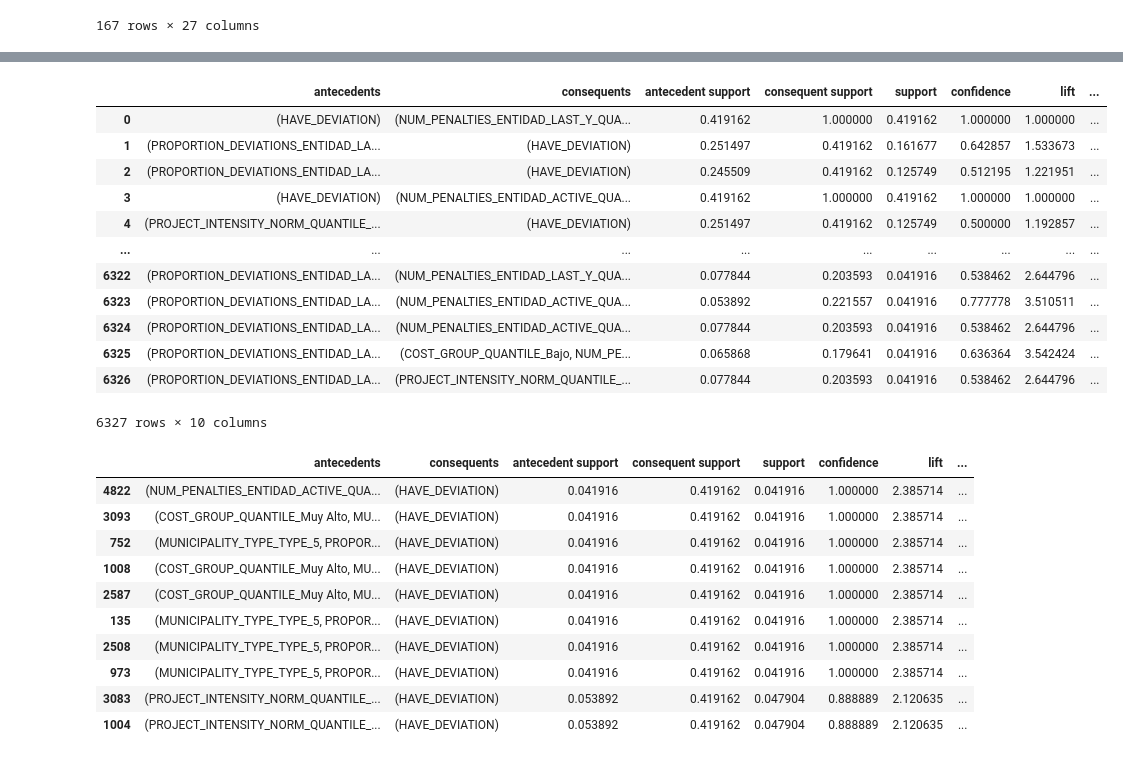
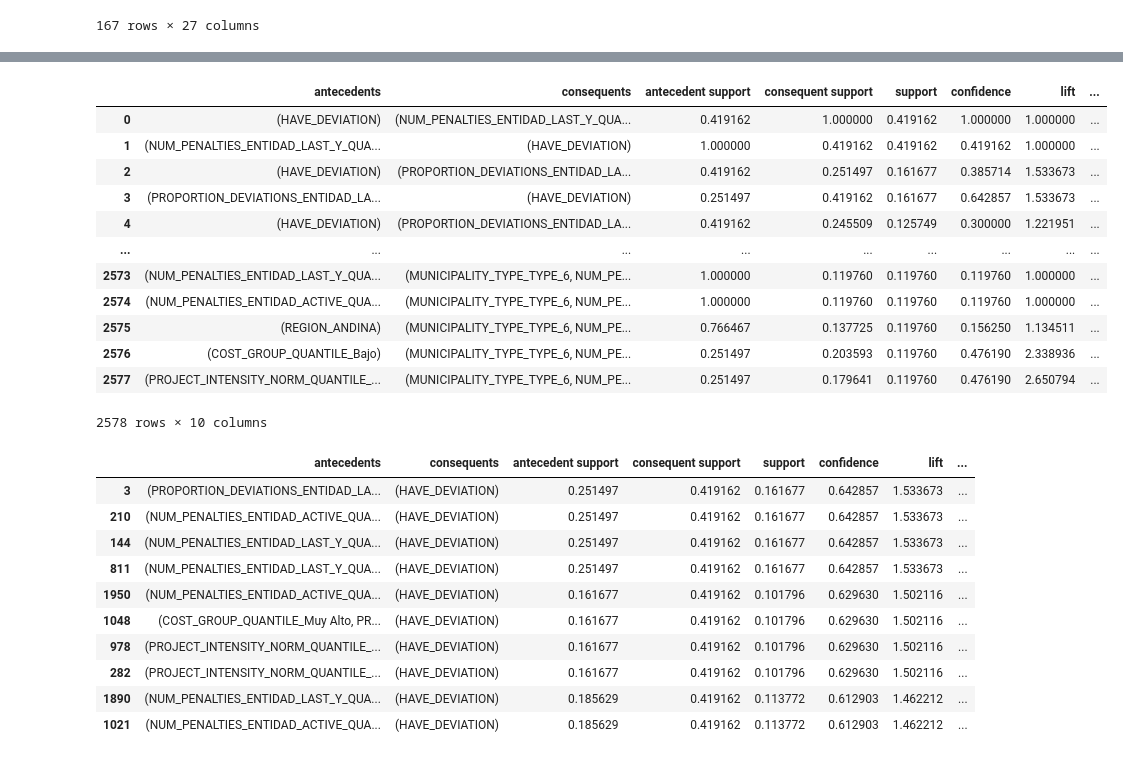
Before and after one commit to NicolasArrietaC/Cost-and-Time-Deviation-in-Colombian-Rural-Roads_extended_version, a Jupyter notebook: scripts/variables_de_asosiacion.ipynb, the cells around one changed output, grey strips where cells are left out. Drawn from its saved outputs; the diff is of its cells as text; code cells hidden in the pictures.

```diff
--- a/scripts/variables_de_asosiacion.ipynb
+++ b/scripts/variables_de_asosiacion.ipynb
@@ -99,35 +99,35 @@ lista_soporte
 1307 rows × 2 columns
 # %%
 # Calcular las métricas para las reglas de asociación y filtrar aquellas con mínimo lift
-reglas = association_rules(lista_soporte, metric = "confidence", min_threshold = 0.5)
+reglas = association_rules(lista_soporte, metric = "support", min_threshold = 0.1)
 reglas
 # %% [output]
 |  | antecedents | consequents | antecedent support | consequent support | support | confidence | lift | ... |
 | 0 | (HAVE_DEVIATION) | (NUM_PENALTIES_ENTIDAD_LAST_Y_QUA... | 0.419162 | 1.000000 | 0.419162 | 1.000000 | 1.000000 | ... |
-| 1 | (PROPORTION_DEVIATIONS_ENTIDAD_LA... | (HAVE_DEVIATION) | 0.251497 | 0.419162 | 0.161677 | 0.642857 | 1.533673 | ... |
-| 2 | (PROPORTION_DEVIATIONS_ENTIDAD_LA... | (HAVE_DEVIATION) | 0.245509 | 0.419162 | 0.125749 | 0.512195 | 1.221951 | ... |
-| 3 | (HAVE_DEVIATION) | (NUM_PENALTIES_ENTIDAD_ACTIVE_QUA... | 0.419162 | 1.000000 | 0.419162 | 1.000000 | 1.000000 | ... |
-| 4 | (PROJECT_INTENSITY_NORM_QUANTILE_... | (HAVE_DEVIATION) | 0.251497 | 0.419162 | 0.125749 | 0.500000 | 1.192857 | ... |
+| 1 | (NUM_PENALTIES_ENTIDAD_LAST_Y_QUA... | (HAVE_DEVIATION) | 1.000000 | 0.419162 | 0.419162 | 0.419162 | 1.000000 | ... |
+| 2 | (HAVE_DEVIATION) | (PROPORTION_DEVIATIONS_ENTIDAD_LA... | 0.419162 | 0.251497 | 0.161677 | 0.385714 | 1.533673 | ... |
+| 3 | (PROPORTION_DEVIATIONS_ENTIDAD_LA... | (HAVE_DEVIATION) | 0.251497 | 0.419162 | 0.161677 | 0.642857 | 1.533673 | ... |
+| 4 | (HAVE_DEVIATION) | (PROPORTION_DEVIATIONS_ENTIDAD_LA... | 0.419162 | 0.245509 | 0.125749 | 0.300000 | 1.221951 | ... |
 | ... | ... | ... | ... | ... | ... | ... | ... | ... |
-| 6322 | (PROPORTION_DEVIATIONS_ENTIDAD_LA... | (NUM_PENALTIES_ENTIDAD_LAST_Y_QUA... | 0.077844 | 0.203593 | 0.041916 | 0.538462 | 2.644796 | ... |
-| 6323 | (PROPORTION_DEVIATIONS_ENTIDAD_LA... | (NUM_PENALTIES_ENTIDAD_ACTIVE_QUA... | 0.053892 | 0.221557 | 0.041916 | 0.777778 | 3.510511 | ... |
-| 6324 | (PROPORTION_DEVIATIONS_ENTIDAD_LA... | (NUM_PENALTIES_ENTIDAD_ACTIVE_QUA... | 0.077844 | 0.203593 | 0.041916 | 0.538462 | 2.644796 | ... |
-| 6325 | (PROPORTION_DEVIATIONS_ENTIDAD_LA... | (COST_GROUP_QUANTILE_Bajo, NUM_PE... | 0.065868 | 0.179641 | 0.041916 | 0.636364 | 3.542424 | ... |
-| 6326 | (PROPORTION_DEVIATIONS_ENTIDAD_LA... | (PROJECT_INTENSITY_NORM_QUANTILE_... | 0.077844 | 0.203593 | 0.041916 | 0.538462 | 2.644796 | ... |
+| 2573 | (NUM_PENALTIES_ENTIDAD_LAST_Y_QUA... | (MUNICIPALITY_TYPE_TYPE_6, NUM_PE... | 1.000000 | 0.119760 | 0.119760 | 0.119760 | 1.000000 | ... |
+| 2574 | (NUM_PENALTIES_ENTIDAD_ACTIVE_QUA... | (MUNICIPALITY_TYPE_TYPE_6, NUM_PE... | 1.000000 | 0.119760 | 0.119760 | 0.119760 | 1.000000 | ... |
+| 2575 | (REGION_ANDINA) | (MUNICIPALITY_TYPE_TYPE_6, NUM_PE... | 0.766467 | 0.137725 | 0.119760 | 0.156250 | 1.134511 | ... |
+| 2576 | (COST_GROUP_QUANTILE_Bajo) | (MUNICIPALITY_TYPE_TYPE_6, NUM_PE... | 0.251497 | 0.203593 | 0.119760 | 0.476190 | 2.338936 | ... |
+| 2577 | (PROJECT_INTENSITY_NORM_QUANTILE_... | (MUNICIPALITY_TYPE_TYPE_6, NUM_PE... | 0.251497 | 0.179641 | 0.119760 | 0.476190 | 2.650794 | ... |
-6327 rows × 10 columns
+2578 rows × 10 columns
 # %%
 pd.set_option('display.max_colwidth', None)
 # Filtrar reglas por ítem
 reglas[(reglas['consequents'] == {'HAVE_DEVIATION'}) & (reglas['lift'] > 1)].sort_values(by='lift', ascending=False).head(10)
 # %% [output]
 |  | antecedents | consequents | antecedent support | consequent support | support | confidence | lift | ... |
-| 4822 | (NUM_PENALTIES_ENTIDAD_ACTIVE_QUA... | (HAVE_DEVIATION) | 0.041916 | 0.419162 | 0.041916 | 1.000000 | 2.385714 | ... |
-| 3093 | (COST_GROUP_QUANTILE_Muy Alto, MU... | (HAVE_DEVIATION) | 0.041916 | 0.419162 | 0.041916 | 1.000000 | 2.385714 | ... |
-| 752 | (MUNICIPALITY_TYPE_TYPE_5, PROPOR... | (HAVE_DEVIATION) | 0.041916 | 0.419162 | 0.041916 | 1.000000 | 2.385714 | ... |
-| 1008 | (COST_GROUP_QUANTILE_Muy Alto, MU... | (HAVE_DEVIATION) | 0.041916 | 0.419162 | 0.041916 | 1.000000 | 2.385714 | ... |
-| 2587 | (COST_GROUP_QUANTILE_Muy Alto, MU... | (HAVE_DEVIATION) | 0.041916 | 0.419162 | 0.041916 | 1.000000 | 2.385714 | ... |
-| 135 | (MUNICIPALITY_TYPE_TYPE_5, PROPOR... | (HAVE_DEVIATION) | 0.041916 | 0.419162 | 0.041916 | 1.000000 | 2.385714 | ... |
-| 2508 | (MUNICIPALITY_TYPE_TYPE_5, PROPOR... | (HAVE_DEVIATION) | 0.041916 | 0.419162 | 0.041916 | 1.000000 | 2.385714 | ... |
-| 973 | (MUNICIPALITY_TYPE_TYPE_5, PROPOR... | (HAVE_DEVIATION) | 0.041916 | 0.419162 | 0.041916 | 1.000000 | 2.385714 | ... |
-| 3083 | (PROJECT_INTENSITY_NORM_QUANTILE_... | (HAVE_DEVIATION) | 0.053892 | 0.419162 | 0.047904 | 0.888889 | 2.120635 | ... |
-| 1004 | (PROJECT_INTENSITY_NORM_QUANTILE_... | (HAVE_DEVIATION) | 0.053892 | 0.419162 | 0.047904 | 0.888889 | 2.120635 | ... |
+| 3 | (PROPORTION_DEVIATIONS_ENTIDAD_LA... | (HAVE_DEVIATION) | 0.251497 | 0.419162 | 0.161677 | 0.642857 | 1.533673 | ... |
+| 210 | (NUM_PENALTIES_ENTIDAD_ACTIVE_QUA... | (HAVE_DEVIATION) | 0.251497 | 0.419162 | 0.161677 | 0.642857 | 1.533673 | ... |
+| 144 | (NUM_PENALTIES_ENTIDAD_LAST_Y_QUA... | (HAVE_DEVIATION) | 0.251497 | 0.419162 | 0.161677 | 0.642857 | 1.533673 | ... |
+| 811 | (NUM_PENALTIES_ENTIDAD_LAST_Y_QUA... | (HAVE_DEVIATION) | 0.251497 | 0.419162 | 0.161677 | 0.642857 | 1.533673 | ... |
+| 1950 | (NUM_PENALTIES_ENTIDAD_ACTIVE_QUA... | (HAVE_DEVIATION) | 0.161677 | 0.419162 | 0.101796 | 0.629630 | 1.502116 | ... |
+| 1048 | (COST_GROUP_QUANTILE_Muy Alto, PR... | (HAVE_DEVIATION) | 0.161677 | 0.419162 | 0.101796 | 0.629630 | 1.502116 | ... |
+| 978 | (PROJECT_INTENSITY_NORM_QUANTILE_... | (HAVE_DEVIATION) | 0.161677 | 0.419162 | 0.101796 | 0.629630 | 1.502116 | ... |
+| 282 | (PROJECT_INTENSITY_NORM_QUANTILE_... | (HAVE_DEVIATION) | 0.161677 | 0.419162 | 0.101796 | 0.629630 | 1.502116 | ... |
+| 1890 | (NUM_PENALTIES_ENTIDAD_LAST_Y_QUA... | (HAVE_DEVIATION) | 0.185629 | 0.419162 | 0.113772 | 0.612903 | 1.462212 | ... |
+| 1021 | (NUM_PENALTIES_ENTIDAD_ACTIVE_QUA... | (HAVE_DEVIATION) | 0.185629 | 0.419162 | 0.113772 | 0.612903 | 1.462212 | ... |
```
Also changed, not shown: parts of 1 cell of this notebook, 2 other files.
